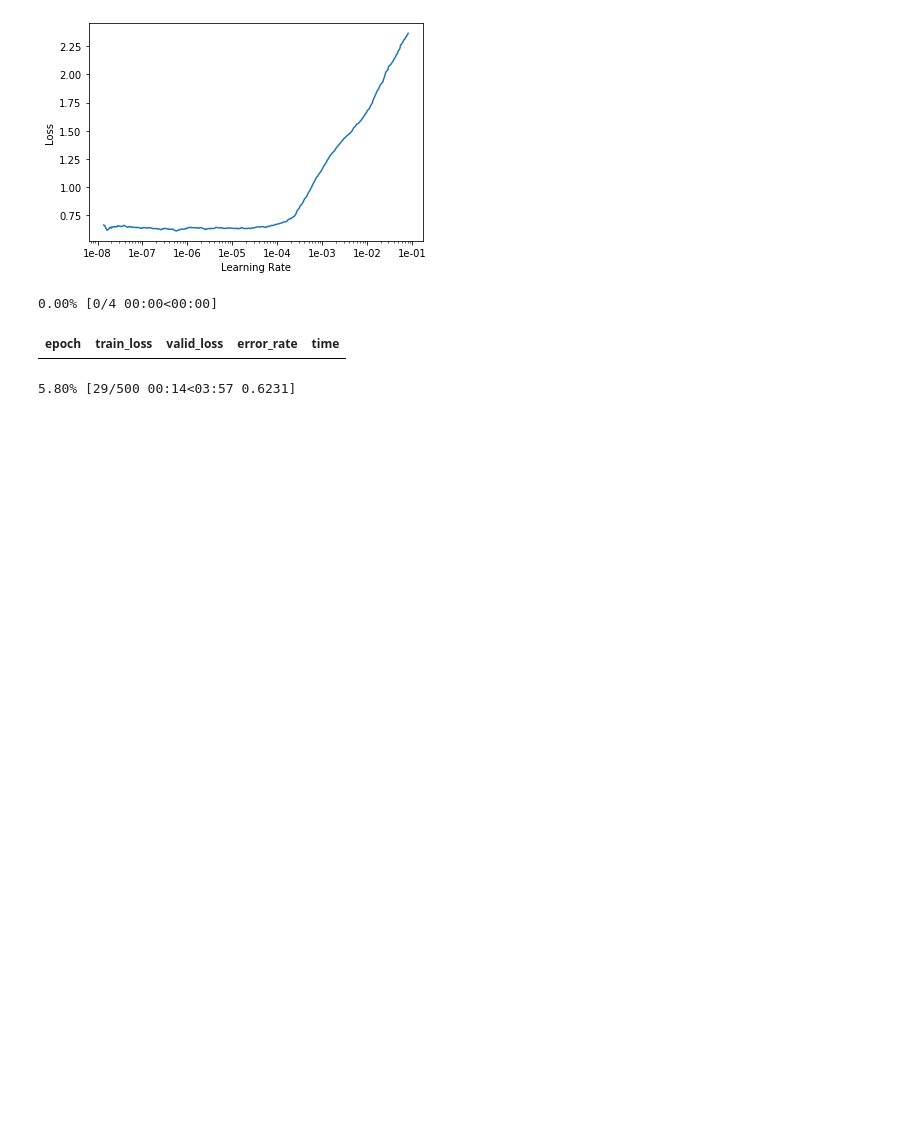
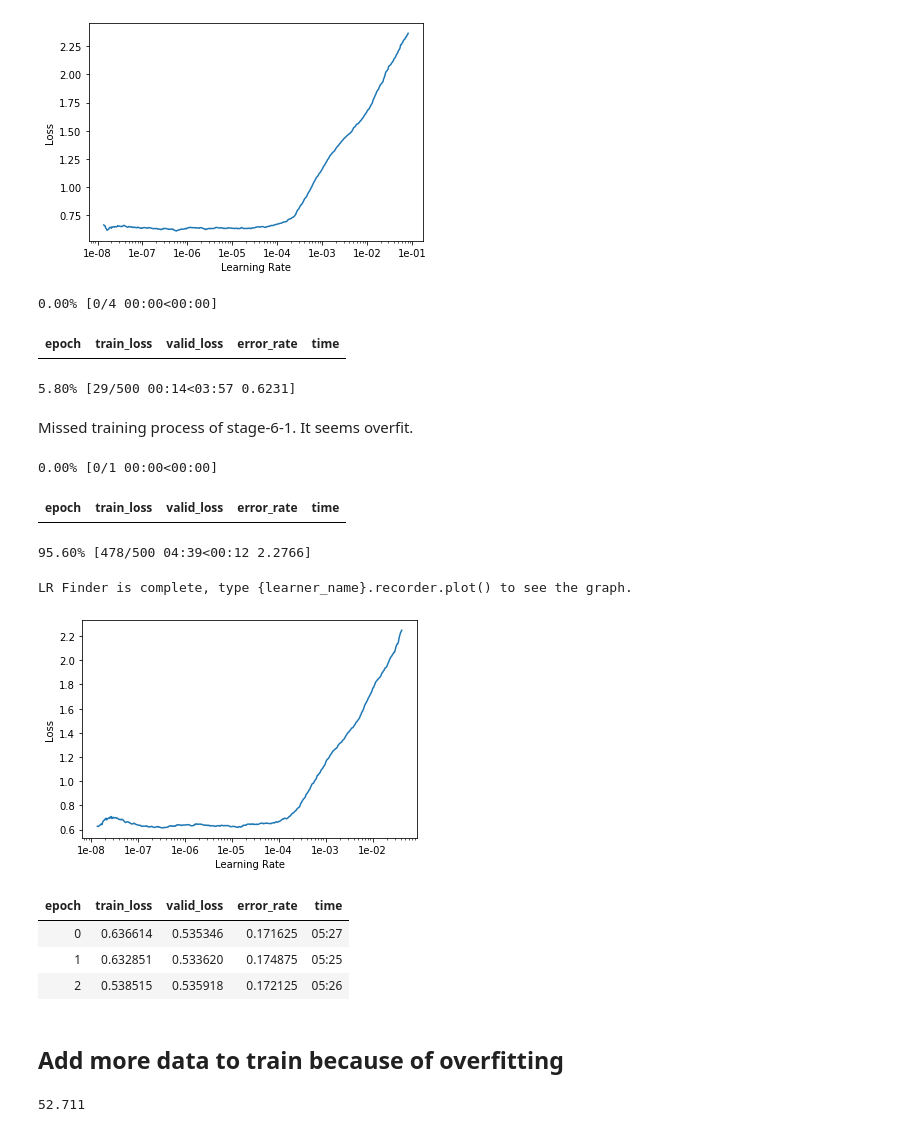
Before and after one commit to Arden-Zhu/fashion_net2, a Jupyter notebook: DeepFashion_classifer_by_category_picked.ipynb, the cells around one changed output. Saved outputs shown, nothing was run; the diff lists cells and outputs as text; code cells hidden in the pictures; blank space fills up the shorter version.

```diff
--- a/DeepFashion_classifer_by_category_picked.ipynb
+++ b/DeepFashion_classifer_by_category_picked.ipynb
@@ -80,4 +80,4 @@ data.show_batch(rows=3, figsize=(7,6))
 ## Training: resnet34
 # %%
 learn_root = my_drive_dir + '/Fashionnet'
-learn = cnn_learner(data, models.resnet34, metrics=error_rate, path=learn_root, model_dir='Classifer_picked/')
+learn = cnn_learner(data, models.resnet34, metrics=error_rate, path=learn_root, model_dir='Classifer_picked/', pretrained=True)
@@ -264,3 +262,24 @@ learn.save('stage-6-1')
 0.00% [0/4 00:00<00:00]
 | epoch | train_loss | valid_loss | error_rate | time |
 5.80% [29/500 00:14<03:57 0.6231]
+# %% [markdown]
+Missed training process of stage-6-1. It seems overfit.
+# %%
+learn.load('stage-6')
+learn.unfreeze()
+learn.lr_find(start_lr=1e-8, end_lr=1e-1, num_it=500)
+learn.recorder.plot()
+# %% [output]
+0.00% [0/1 00:00<00:00]
+| epoch | train_loss | valid_loss | error_rate | time |
+95.60% [478/500 04:39<00:12 2.2766]
+LR Finder is complete, type {learner_name}.recorder.plot() to see the graph.
+[figure, added]
+# %%
+learn.fit_one_cycle(3, max_lr=1e-5)
+learn.save('stage-7-1')
+# %% [output]
+| epoch | train_loss | valid_loss | error_rate | time |
+| 0 | 0.636614 | 0.535346 | 0.171625 | 05:27 |
+| 1 | 0.632851 | 0.533620 | 0.174875 | 05:25 |
+| 2 | 0.538515 | 0.535918 | 0.172125 | 05:26 |
@@ -266,0 +288,9 @@ learn.save('stage-6-1')
+# %% [markdown]
+## Add more data to train because of overfitting
+# %%
+since = time.time()
+dataset_root = os.path.join(my_drive_dir, 'Datasets\DeepFashion\Category and Attribute Prediction Benchmark'.replace('\\', '/'))
+! tar xf "{dataset_root}/selected_products.tar" -C data/
+print('%.3f' % (time.time() - since))
+# %% [output]
+52.711
```
Also changed, not shown: parts of 8 cells of this notebook.
